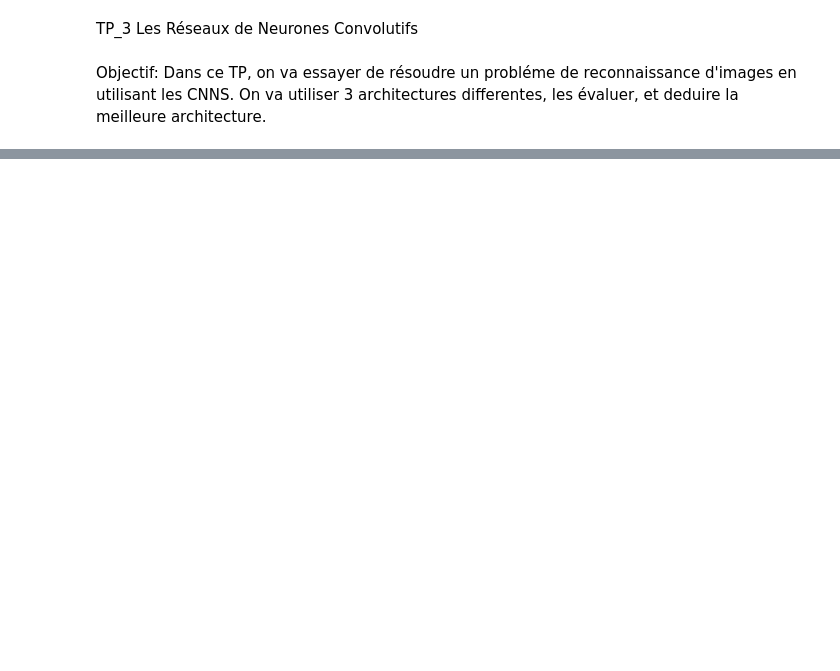
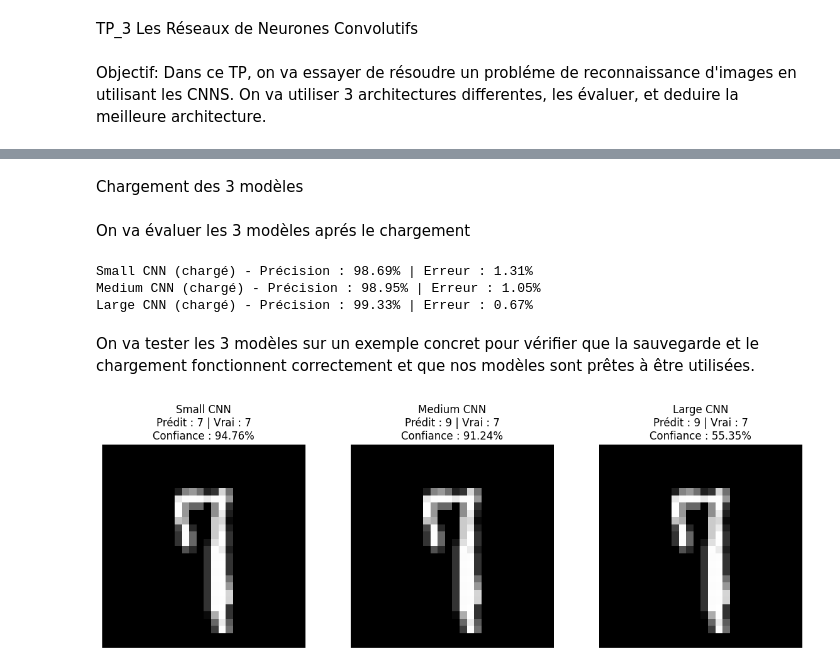
Before and after one commit to nadajarboui99/cnn-image-recognition, a Jupyter notebook: Image_recognition_CNN.ipynb, the cells around one changed output, grey strips where cells are left out. Cells and saved outputs as stored; diff of their text form; code cells hidden in the pictures; blank space fills up the shorter version.

```diff
--- a/Image_recognition_CNN.ipynb
+++ b/Image_recognition_CNN.ipynb
@@ -42,0 +308,2 @@ num_classes = y_test.shape[1]
+# %% [markdown]
+Chargement des 3 modèles
@@ -42,0 +319,60 @@ num_classes = y_test.shape[1]
+# %% [markdown]
+On va évaluer les 3 modèles aprés le chargement
+# %%
+# Charger les données
+(_, _), (X_test, y_test), _ = get_data_mnist_normalized()
+
+# Évaluation du modèle small
+score_small = model_small_loaded.evaluate(X_test, y_test, verbose=0)
+print(f"Small CNN (chargé) - Précision : {score_small[1]*100:.2f}% | Erreur : {(1 - score_small[1])*100:.2f}%")
+
+# Évaluation du modèle medium
+score_medium = model_medium_loaded.evaluate(X_test, y_test, verbose=0)
+print(f"Medium CNN (chargé) - Précision : {score_medium[1]*100:.2f}% | Erreur : {(1 - score_medium[1])*100:.2f}%")
+
+# Évaluation du modèle large
+score_large = model_large_loaded.evaluate(X_test, y_test, verbose=0)
+print(f"Large CNN (chargé) - Précision : {score_large[1]*100:.2f}% | Erreur : {(1 - score_large[1])*100:.2f}%")
+# %% [output]
+Small CNN (chargé) - Précision : 98.69% | Erreur : 1.31%
+Medium CNN (chargé) - Précision : 98.95% | Erreur : 1.05%
+Large CNN (chargé) - Précision : 99.33% | Erreur : 0.67%
+# %% [markdown]
+On va tester les 3 modèles sur un exemple concret pour vérifier que la sauvegarde et le chargement fonctionnent correctement et que nos modèles sont prêtes à être utilisées.
+# %%
+import numpy as np
+import matplotlib.pyplot as plt
+
+# Choisir une image de test aléatoire
+index = np.random.randint(0, X_test.shape[0])
+image = X_test[index]
+true_label = np.argmax(y_test[index])
+
+# Fonction pour prédire avec un modèle donné
+def get_prediction_info(model, image):
+    prediction = model.predict(image.reshape(1, 28, 28, 1), verbose=0)
+    predicted_label = np.argmax(prediction)
+    confidence = np.max(prediction) * 100
+    return predicted_label, confidence
+
+# Obtenir les prédictions
+pred_small, conf_small = get_prediction_info(model_small_loaded, image)
+pred_medium, conf_medium = get_prediction_info(model_medium_loaded, image)
+pred_large, conf_large = get_prediction_info(model_large_loaded, image)
+
+# Affichage côte à côte
+fig, axs = plt.subplots(1, 3, figsize=(12, 4))
+models = ["Small CNN", "Medium CNN", "Large CNN"]
+preds = [pred_small, pred_medium, pred_large]
+confs = [conf_small, conf_medium, conf_large]
+axs_titles = []
+
+for i, ax in enumerate(axs):
+    ax.imshow(image.reshape(28, 28), cmap='gray')
+    ax.axis('off')
+    ax.set_title(f"{models[i]}\nPrédit : {preds[i]} | Vrai : {true_label}\nConfiance : {confs[i]:.2f}%")
+
+plt.tight_layout()
+plt.show()
+# %% [output]
+[figure, added]
```
Also changed, not shown: parts of 37 cells of this notebook, 6 other files.
